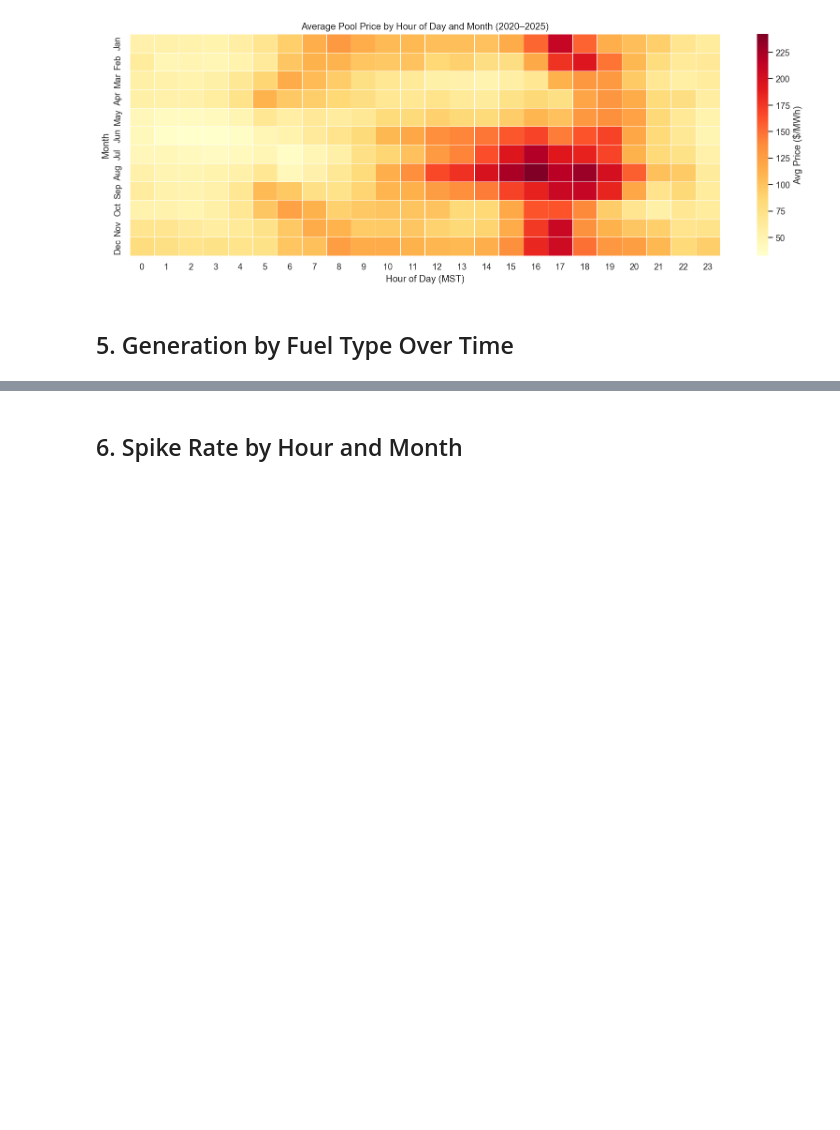
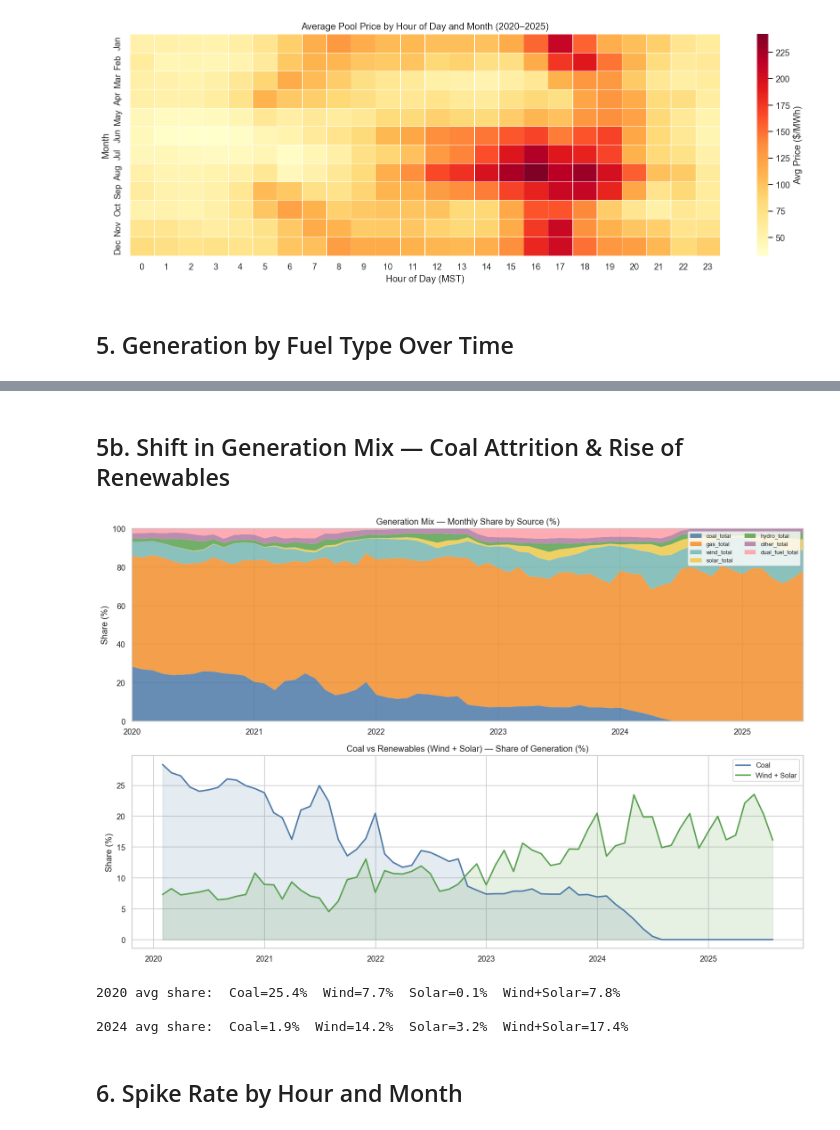
Before and after one commit to AlejoAlvarado/EnergyPriceSpikeForescastModels, a Jupyter notebook: FINAL IPYNBS/eda.ipynb, the cells around one changed output, grey strips where cells are left out. Cells and saved outputs as stored; diff of their text form; code cells hidden in the pictures; blank space fills up the shorter version.

```diff
--- a/FINAL IPYNBS/eda.ipynb
+++ b/FINAL IPYNBS/eda.ipynb
@@ -164,3 +164,67 @@ ValueError: When stacked is True, each column must be either all positive or all
+# %% [markdown]
+## 5b. Shift in Generation Mix — Coal Attrition & Rise of Renewables
+# %%
+# Percentage share of each source in total monthly generation
+share_cols = ["coal_total", "gas_total", "wind_total", "solar_total",
+              "hydro_total", "other_total", "dual_fuel_total"]
+share_colors = {
+    "coal_total":       "#4e79a7",
+    "gas_total":        "#f28e2b",
+    "wind_total":       "#76b7b2",
+    "solar_total":      "#edc948",
+    "hydro_total":      "#59a14f",
+    "other_total":      "#b07aa1",
+    "dual_fuel_total":  "#ff9da7",
+}
+
+monthly_share = (df.set_index("datetime")[share_cols]
+                   .clip(lower=0)
+                   .resample("ME").mean())
+monthly_share = monthly_share.div(monthly_share.sum(axis=1), axis=0) * 100
+
+fig, axes = plt.subplots(2, 1, figsize=(14, 9))
+
+# --- Stacked area: % share ---
+monthly_share.plot.area(
+    ax=axes[0],
+    color=[share_colors[c] for c in share_cols],
+    alpha=0.85, linewidth=0
+)
+axes[0].set_title("Generation Mix — Monthly Share by Source (%)", fontsize=12)
+axes[0].set_ylabel("Share (%)")
+axes[0].set_xlabel("")
+axes[0].set_ylim(0, 100)
+axes[0].legend(loc="upper right", fontsize=8, ncol=2)
+
+# --- Line chart: coal vs renewables (wind + solar) absolute share ---
+renewable_share = monthly_share[["wind_total", "solar_total"]].sum(axis=1)
+coal_share      = monthly_share["coal_total"]
+
+axes[1].plot(coal_share.index,      coal_share.values,      color="#4e79a7", lw=2,   label="Coal")
+axes[1].plot(renewable_share.index, renewable_share.values, color="#59a14f", lw=2,   label="Wind + Solar")
+axes[1].fill_between(coal_share.index,      coal_share.values,      alpha=0.15, color="#4e79a7")
+axes[1].fill_between(renewable_share.index, renewable_share.values, alpha=0.15, color="#59a14f")
+axes[1].set_title("Coal vs Renewables (Wind + Solar) — Share of Generation (%)", fontsize=12)
+axes[1].set_ylabel("Share (%)")
+axes[1].set_xlabel("")
+axes[1].legend(fontsize=10)
+
+plt.tight_layout()
+plt.show()
+
+# Print summary: first vs last full year
+for year, label in [(2020, "2020"), (2024, "2024")]:
+    yr = monthly_share[monthly_share.index.year == year]
+    if not yr.empty:
+        avg = yr.mean()
+        print(f"\n{label} avg share:  Coal={avg['coal_total']:.1f}%  "
+              f"Wind={avg['wind_total']:.1f}%  Solar={avg['solar_total']:.1f}%  "
+              f"Wind+Solar={avg[['wind_total','solar_total']].sum():.1f}%")
+# %% [output]
+[figure, added]
+2020 avg share:  Coal=25.4%  Wind=7.7%  Solar=0.1%  Wind+Solar=7.8%
+
+2024 avg share:  Coal=1.9%  Wind=14.2%  Solar=3.2%  Wind+Solar=17.4%
 # %% [markdown]
 ## 6. Spike Rate by Hour and Month
 # %%
```
Also changed, not shown: parts of 8 cells of this notebook.
